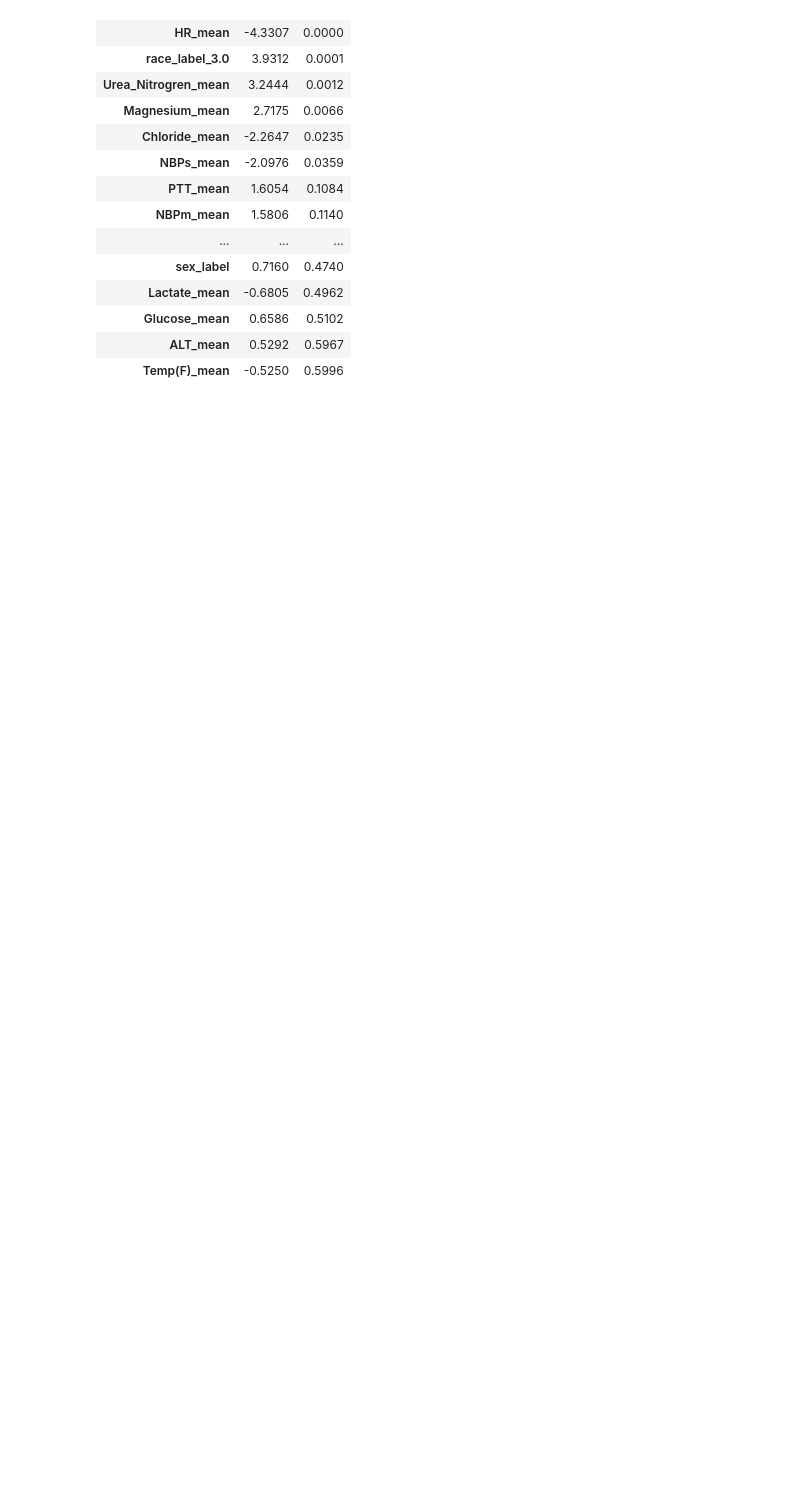
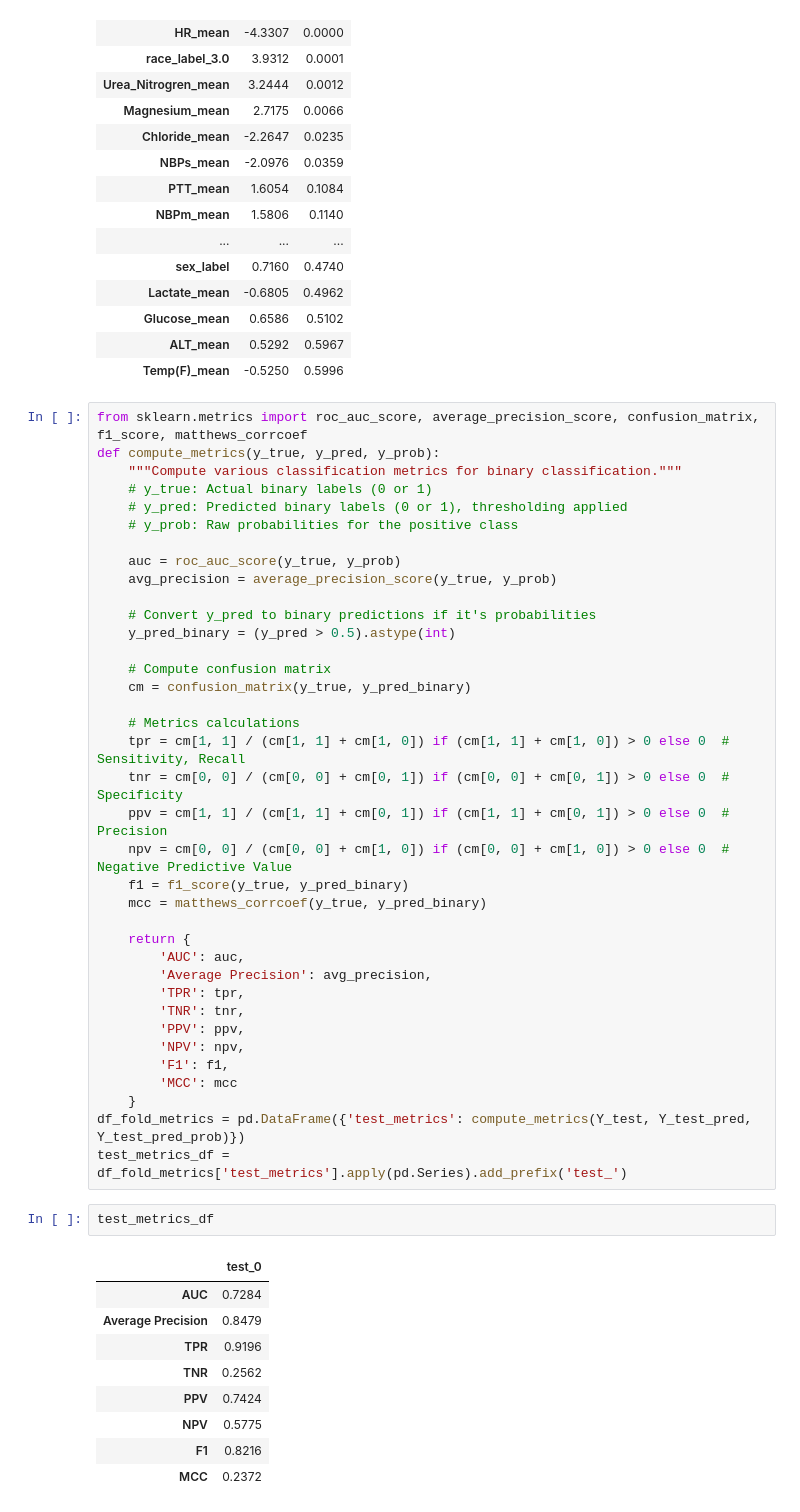
Before and after one commit to singlaayush/barttender, a Jupyter notebook: notebooks/mimic-lr-idp.ipynb, the cells around one changed output. Cells and saved outputs as stored; diff of their text form; blank space fills up the shorter version.

```diff
--- a/notebooks/mimic-lr-idp.ipynb
+++ b/notebooks/mimic-lr-idp.ipynb
@@ -216,3 +216,52 @@ z_scores.sort_values(by='P>|z|', ascending=True).head(20)
 | Glucose_mean | 0.6586 | 0.5102 |
 | ALT_mean | 0.5292 | 0.5967 |
 | Temp(F)_mean | -0.5250 | 0.5996 |
+# %%
+from sklearn.metrics import roc_auc_score, average_precision_score, confusion_matrix, f1_score, matthews_corrcoef
+def compute_metrics(y_true, y_pred, y_prob):
+    """Compute various classification metrics for binary classification."""
+    # y_true: Actual binary labels (0 or 1)
+    # y_pred: Predicted binary labels (0 or 1), thresholding applied
+    # y_prob: Raw probabilities for the positive class
+
+    auc = roc_auc_score(y_true, y_prob)
+    avg_precision = average_precision_score(y_true, y_prob)
+
+    # Convert y_pred to binary predictions if it's probabilities
+    y_pred_binary = (y_pred > 0.5).astype(int)
+
+    # Compute confusion matrix
+    cm = confusion_matrix(y_true, y_pred_binary)
+
+    # Metrics calculations
+    tpr = cm[1, 1] / (cm[1, 1] + cm[1, 0]) if (cm[1, 1] + cm[1, 0]) > 0 else 0  # Sensitivity, Recall
+    tnr = cm[0, 0] / (cm[0, 0] + cm[0, 1]) if (cm[0, 0] + cm[0, 1]) > 0 else 0  # Specificity
+    ppv = cm[1, 1] / (cm[1, 1] + cm[0, 1]) if (cm[1, 1] + cm[0, 1]) > 0 else 0  # Precision
+    npv = cm[0, 0] / (cm[0, 0] + cm[1, 0]) if (cm[0, 0] + cm[1, 0]) > 0 else 0  # Negative Predictive Value
+    f1 = f1_score(y_true, y_pred_binary)
+    mcc = matthews_corrcoef(y_true, y_pred_binary)
+
+    return {
+        'AUC': auc,
+        'Average Precision': avg_precision,
+        'TPR': tpr,
+        'TNR': tnr,
+        'PPV': ppv,
+        'NPV': npv,
+        'F1': f1,
+        'MCC': mcc
+    }
+df_fold_metrics = pd.DataFrame({'test_metrics': compute_metrics(Y_test, Y_test_pred, Y_test_pred_prob)})
+test_metrics_df = df_fold_metrics['test_metrics'].apply(pd.Series).add_prefix('test_')
+# %%
+test_metrics_df
+# %% [output]
+|  | test_0 |
+| AUC | 0.7284 |
+| Average Precision | 0.8479 |
+| TPR | 0.9196 |
+| TNR | 0.2562 |
+| PPV | 0.7424 |
+| NPV | 0.5775 |
+| F1 | 0.8216 |
+| MCC | 0.2372 |
```
Also changed, not shown: parts of 4 cells of this notebook, 4 other files.
